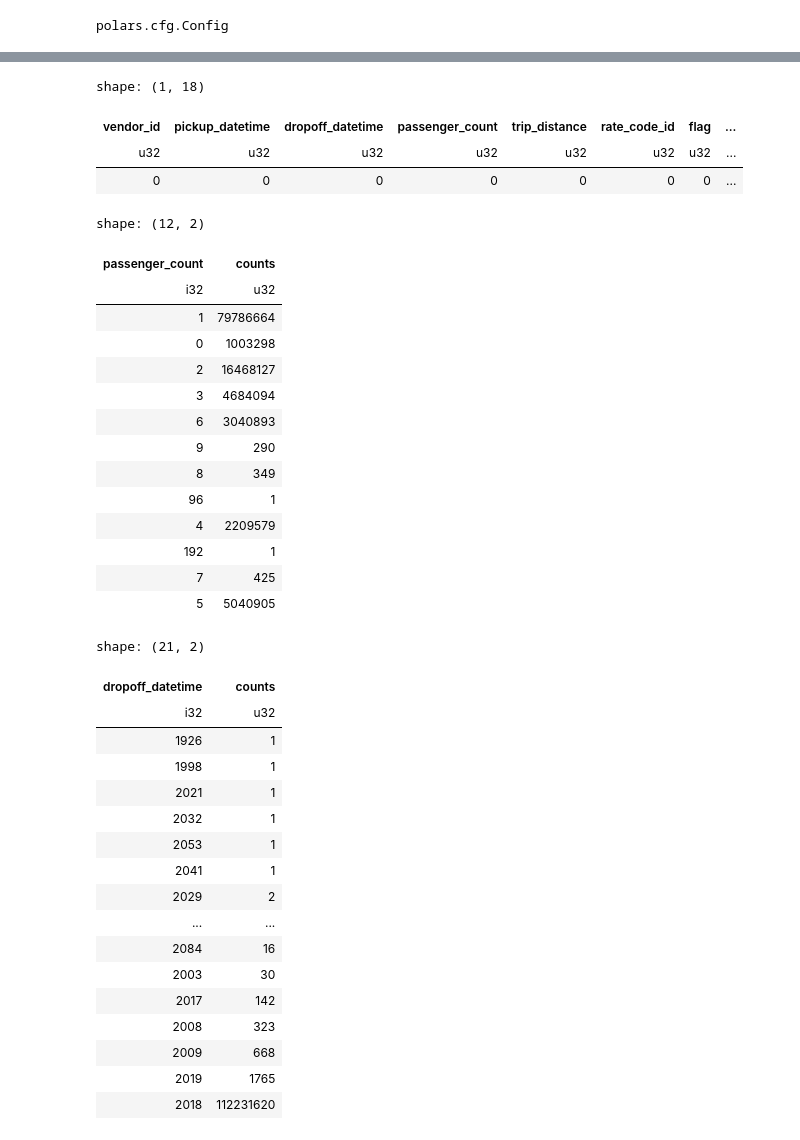
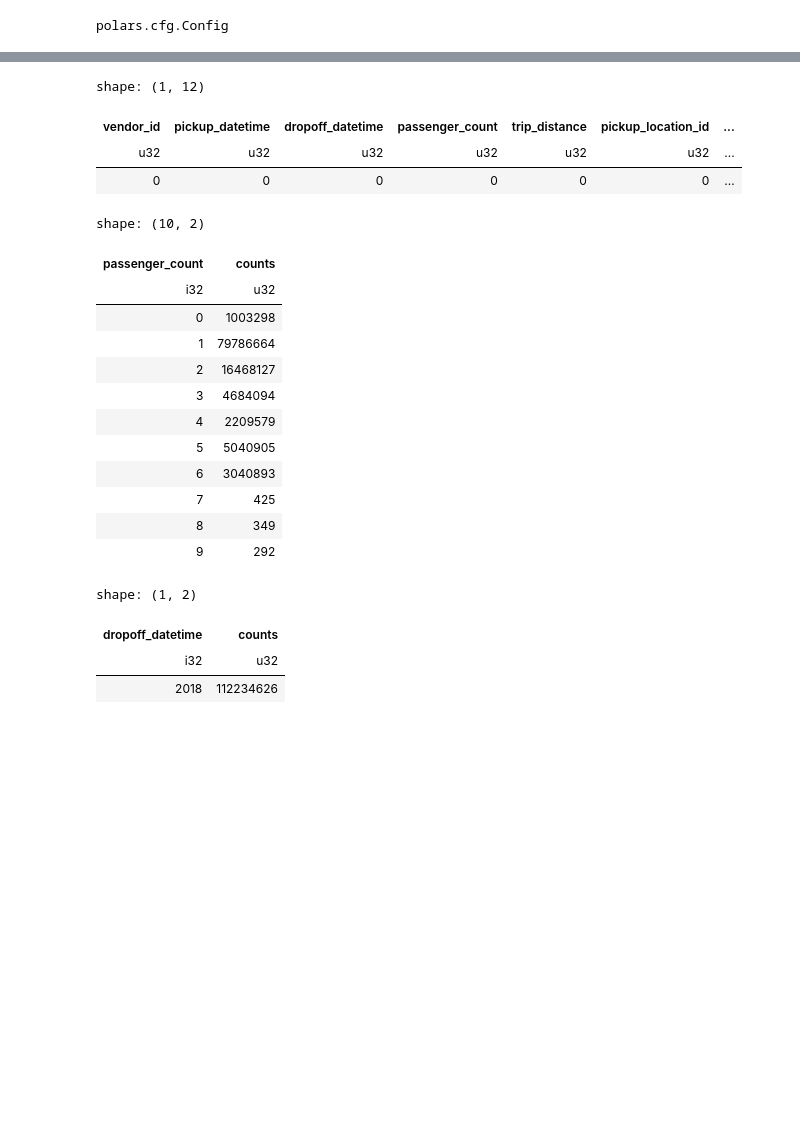
Before and after one commit to gmbmx/zophia-polars, a Jupyter notebook: notebooks/04_polars_analytics.ipynb, the cells around one changed output, grey strips where cells are left out. Drawn from its saved outputs; the diff is of its cells as text; code cells hidden in the pictures; blank space fills up the shorter version.

```diff
--- a/notebooks/04_polars_analytics.ipynb
+++ b/notebooks/04_polars_analytics.ipynb
@@ -48,12 +48,14 @@ def cast_column_types(dataframe: pl.LazyFrame) -> pl.LazyFrame:
     return dataframe
 # %%
 def fix_bad_values(dataframe: pl.LazyFrame) -> pl.LazyFrame:
+    quantile_tip_amount = dataframe.select(pl.col('tip_amount').quantile(0.9999)).collect().item()
+    quantile_total_amount = dataframe.select(pl.col('total_amount').quantile(0.9999)).collect().item()
     dataframe = dataframe.with_columns(
 
         pl.col('trip_distance').clip(0,80).keep_name(),
         pl.col('passenger_count').clip(0,9).keep_name(),
-        #pl.col('tip_amount').clip(0, pl.col('tip_amount').quantile(0.9999)).keep_name(),
-        #pl.col('total_amount').clip(0, pl.col('tip_amount').quantile(0.9999)).keep_name(),
+        pl.col('tip_amount').clip(0, quantile_tip_amount).keep_name(),
+        pl.col('total_amount').clip(0, quantile_total_amount).keep_name(),
         pl.when(pl.col("^.*datetime$").dt.year() != 2018)
             .then(pl.col("^.*datetime$").dt.strftime('2018/%m/%d %H:%M:%S').str.strptime(pl.Datetime, '%Y/%m/%d %H:%M:%S'))
             .otherwise(pl.col("^.*datetime$"))
@@ -150,46 +139,30 @@ shape: (1082, 18)
 # %%
 taxi_clean.select(pl.all().null_count())
 # %% [output]
-shape: (1, 18)
+shape: (1, 12)
-| vendor_id | pickup_datetime | dropoff_datetime | passenger_count | trip_distance | rate_code_id | flag | ... |
-| u32 | u32 | u32 | u32 | u32 | u32 | u32 | ... |
-| 0 | 0 | 0 | 0 | 0 | 0 | 0 | ... |
+| vendor_id | pickup_datetime | dropoff_datetime | passenger_count | trip_distance | pickup_location_id | ... |
+| u32 | u32 | u32 | u32 | u32 | u32 | ... |
+| 0 | 0 | 0 | 0 | 0 | 0 | ... |
 # %%
-taxi_clean.select(pl.col('passenger_count').value_counts()).unnest('passenger_count')
+taxi_clean.select(pl.col('passenger_count').value_counts()).unnest('passenger_count').sort('passenger_count')
 # %% [output]
-shape: (12, 2)
+shape: (10, 2)
 | passenger_count | counts |
 | i32 | u32 |
+| 0 | 1003298 |
 | 1 | 79786664 |
-| 0 | 1003298 |
 | 2 | 16468127 |
 | 3 | 4684094 |
+| 4 | 2209579 |
+| 5 | 5040905 |
 | 6 | 3040893 |
-| 9 | 290 |
+| 7 | 425 |
 | 8 | 349 |
-| 96 | 1 |
-| 4 | 2209579 |
-| 192 | 1 |
-| 7 | 425 |
-| 5 | 5040905 |
+| 9 | 292 |
 # %%
-taxi_clean.select(pl.col('dropoff_datetime').dt.year().value_counts()).unnest('dropoff_datetime').sort(by='counts')
+taxi_clean.select(pl.col('dropoff_datetime').dt.year().value_counts()).unnest('dropoff_datetime')
 # %% [output]
-shape: (21, 2)
+shape: (1, 2)
 | dropoff_datetime | counts |
 | i32 | u32 |
-| 1926 | 1 |
-| 1998 | 1 |
-| 2021 | 1 |
-| 2032 | 1 |
-| 2053 | 1 |
-| 2041 | 1 |
-| 2029 | 2 |
-| ... | ... |
-| 2084 | 16 |
-| 2003 | 30 |
-| 2017 | 142 |
-| 2008 | 323 |
-| 2009 | 668 |
-| 2019 | 1765 |
-| 2018 | 112231620 |
+| 2018 | 112234626 |
```
Also changed, not shown: parts of 7 cells of this notebook, 1 other file.
